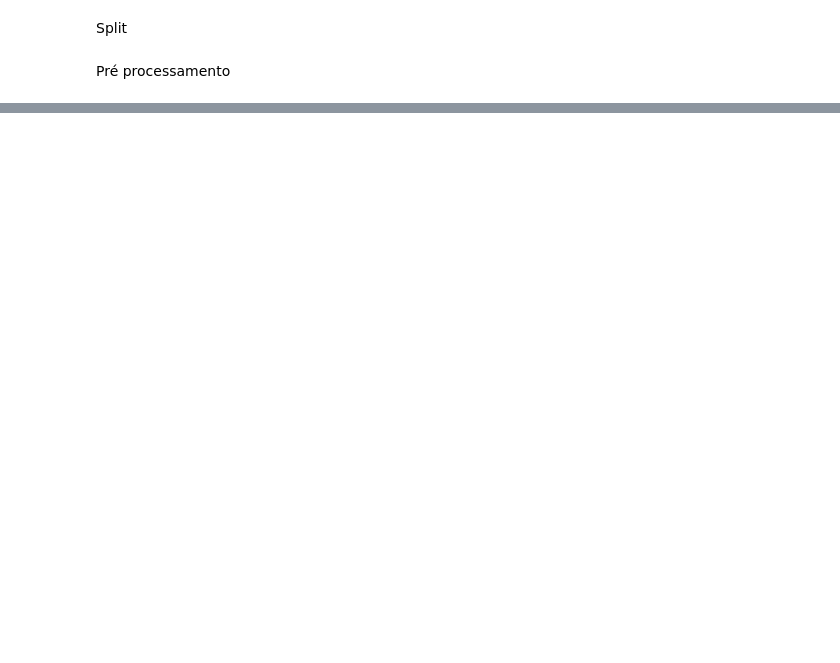
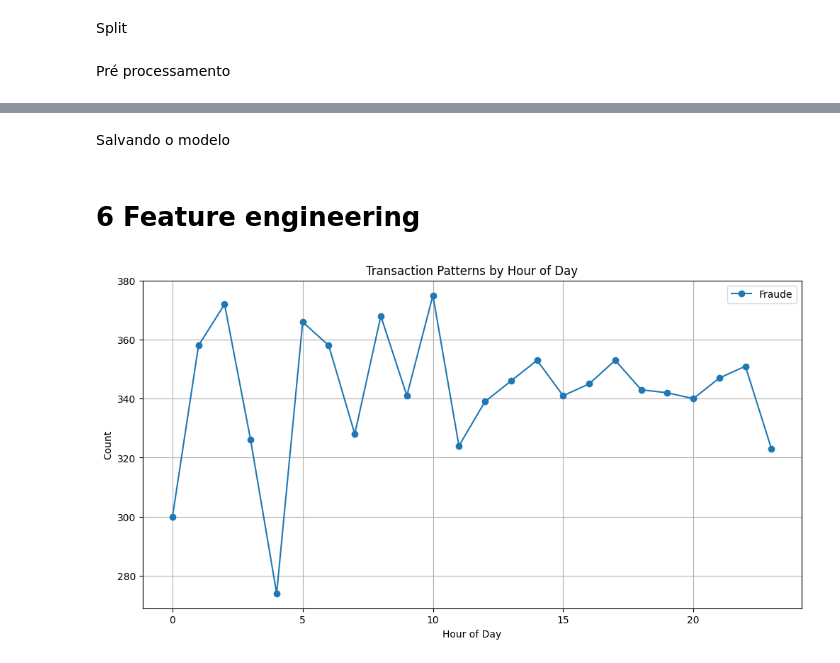
Before and after one commit to WesleyFRSantos/antifraude, a Jupyter notebook: notebooks/0.1.0-eda.ipynb, the cells around one changed output, grey strips where cells are left out. Saved outputs shown, nothing was run; the diff lists cells and outputs as text; code cells hidden in the pictures; blank space fills up the shorter version.

Commit message:
model: baseline

```diff
--- a/notebooks/0.1.0-eda.ipynb
+++ b/notebooks/0.1.0-eda.ipynb
@@ -339,0 +393,2 @@ ValueError: could not convert string to float: 'CASH_IN'
+# %% [markdown]
+Salvando o modelo
@@ -339,0 +400,24 @@ ValueError: could not convert string to float: 'CASH_IN'
+# %% [markdown]
+# 6 Feature engineering
+# %%
+df['hour_of_day'] = df['step'] % 24
+df['day_of_week'] = (df['step'] // 24) % 7
+# %%
+# Frequência de fraude por hora do dia
+fraud_by_hour = df[df['isFraud'] == 1]['hour_of_day'].value_counts().sort_index()
+normal_by_hour = df[df['isFraud'] == 0]['hour_of_day'].value_counts().sort_index()
+
+# Plotar para comparar
+import matplotlib.pyplot as plt
+
+plt.figure(figsize=(12, 6))
+plt.plot(fraud_by_hour.index, fraud_by_hour.values, label='Fraude', marker='o')
+# plt.plot(normal_by_hour.index, normal_by_hour.values, label='Normal', marker='o')
+plt.xlabel('Hour of Day')
+plt.ylabel('Count')
+plt.title('Transaction Patterns by Hour of Day')
+plt.legend()
+plt.grid(True)
+plt.show()
+# %% [output]
+[figure, added]
```
Also changed, not shown: parts of 32 cells of this notebook, 1 other file.
